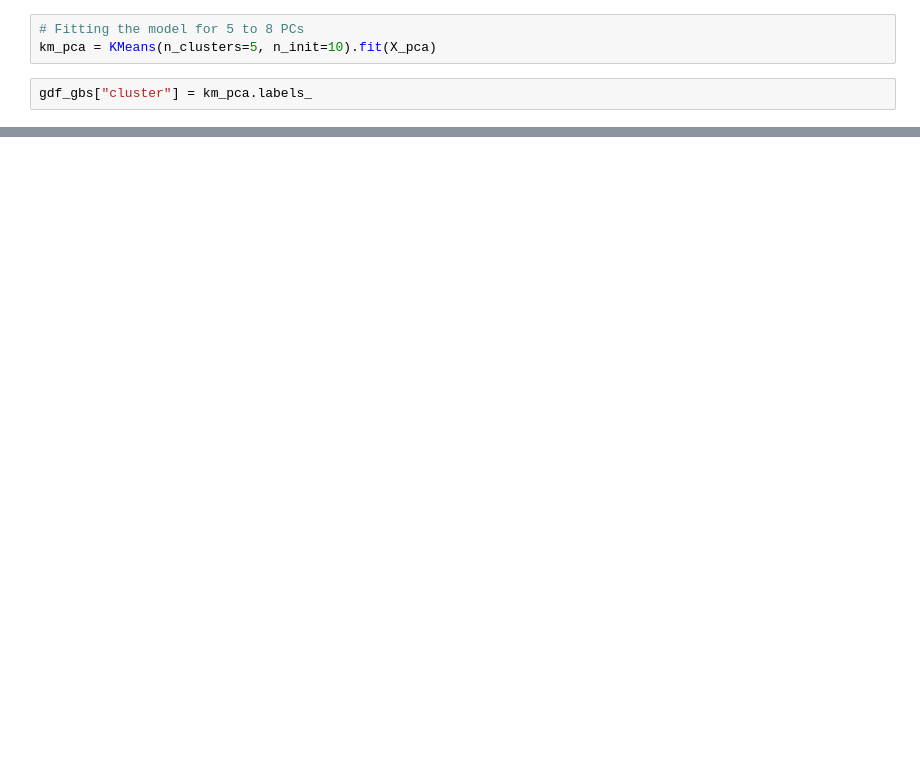
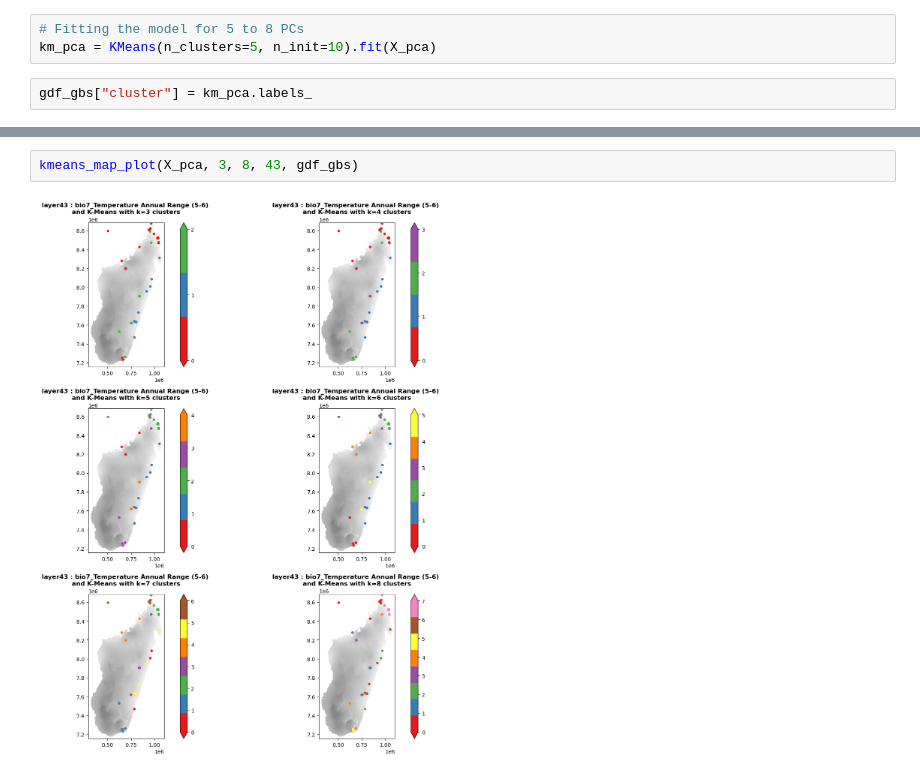
Before and after one commit to tahiri-lab/py_madaclim, a Jupyter notebook: src/data_exploration.ipynb, the cells around one changed output, grey strips where cells are left out. Drawn from its saved outputs; the diff is of its cells as text; blank space fills up the shorter version.

```diff
--- a/src/data_exploration.ipynb
+++ b/src/data_exploration.ipynb
@@ -1353,2 +1398,6 @@ with rasterio.open(CLIMATE_DIR / MADACLIM_CURRENT_TIF) as raster_mada:
+# %%
+kmeans_map_plot(X_pca, 3, 8, 43, gdf_gbs)
+# %% [output]
+[figure, added]
 # %%
 # To validate on the previous map the colors of the clusters
```
Also changed, not shown: parts of 7 cells of this notebook.
